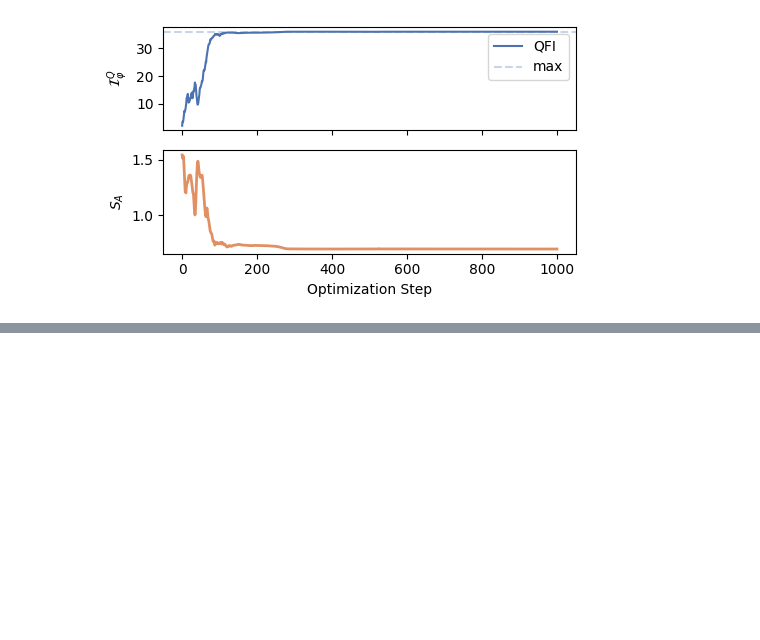
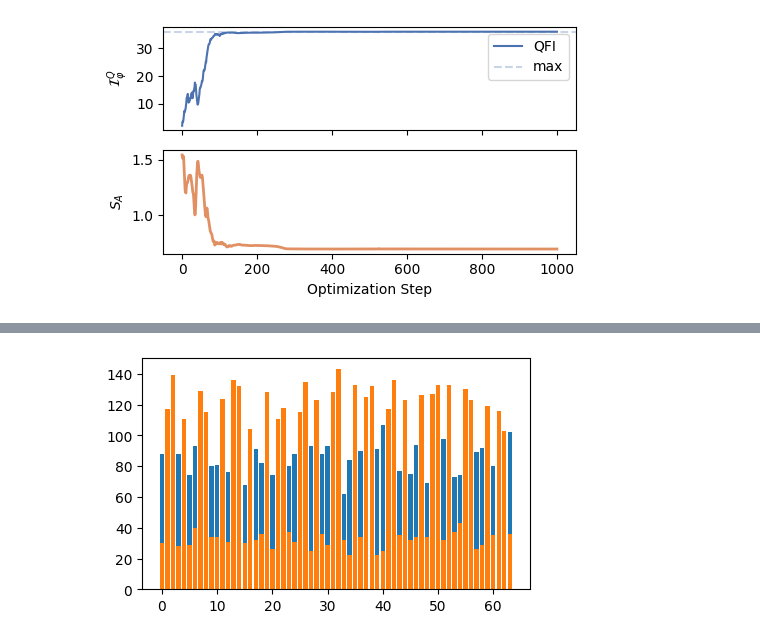
Before and after one commit to benjimaclellan/queso, a Jupyter notebook: experiments/visualize.ipynb, the cells around one changed output, grey strips where cells are left out. Saved outputs shown, nothing was run; the diff lists cells and outputs as text; code cells hidden in the pictures; blank space fills up the shorter version.

```diff
--- a/experiments/visualize.ipynb
+++ b/experiments/visualize.ipynb
@@ -61,0 +88,8 @@ io.save_figure(fig, filename="fi-entropy-circuit")
+# %%
+fig, ax = plt.subplots(figsize=figsize)
+t = 10
+ax.bar(jnp.arange(counts.shape[1]), counts[-t, :])
+ax.bar(jnp.arange(counts.shape[1]), counts[t, :])
+plt.show()
+# %% [output]
+[figure, added]
```
Also changed, not shown: parts of 8 cells of this notebook, 28 other files.
